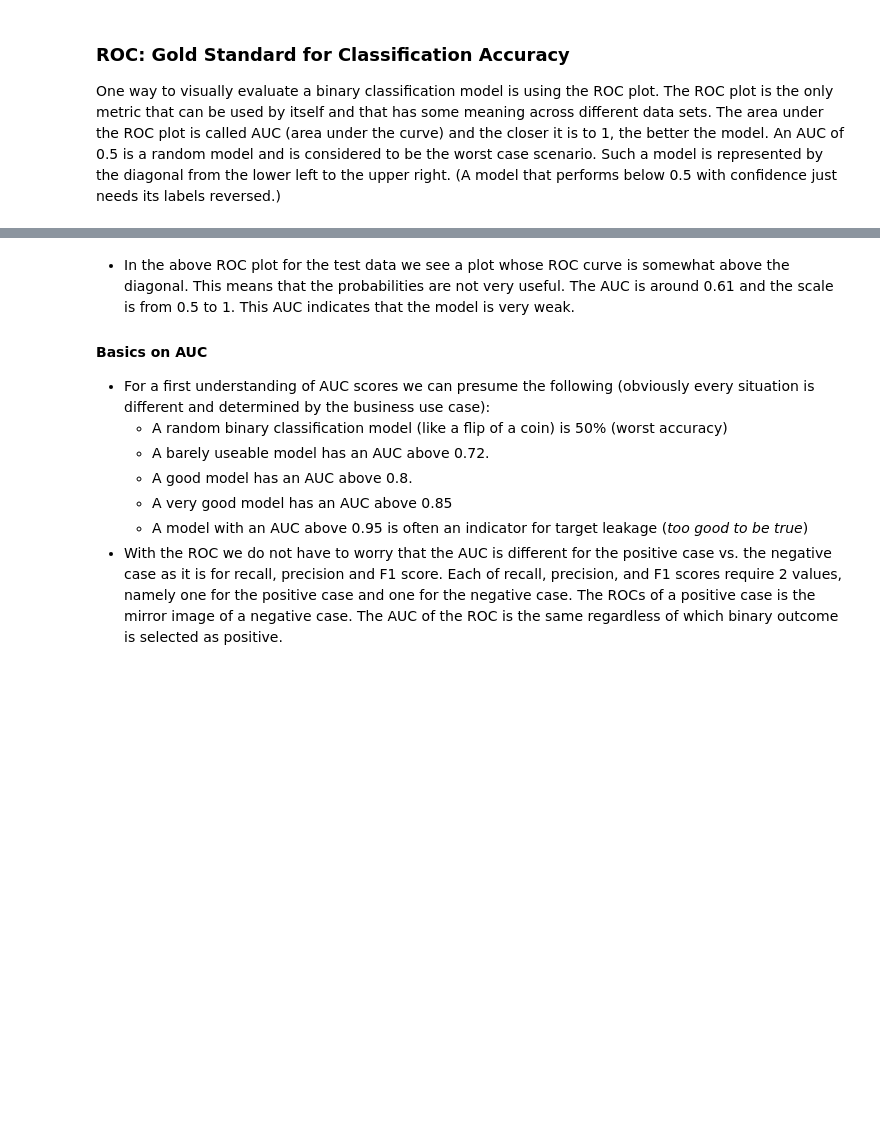
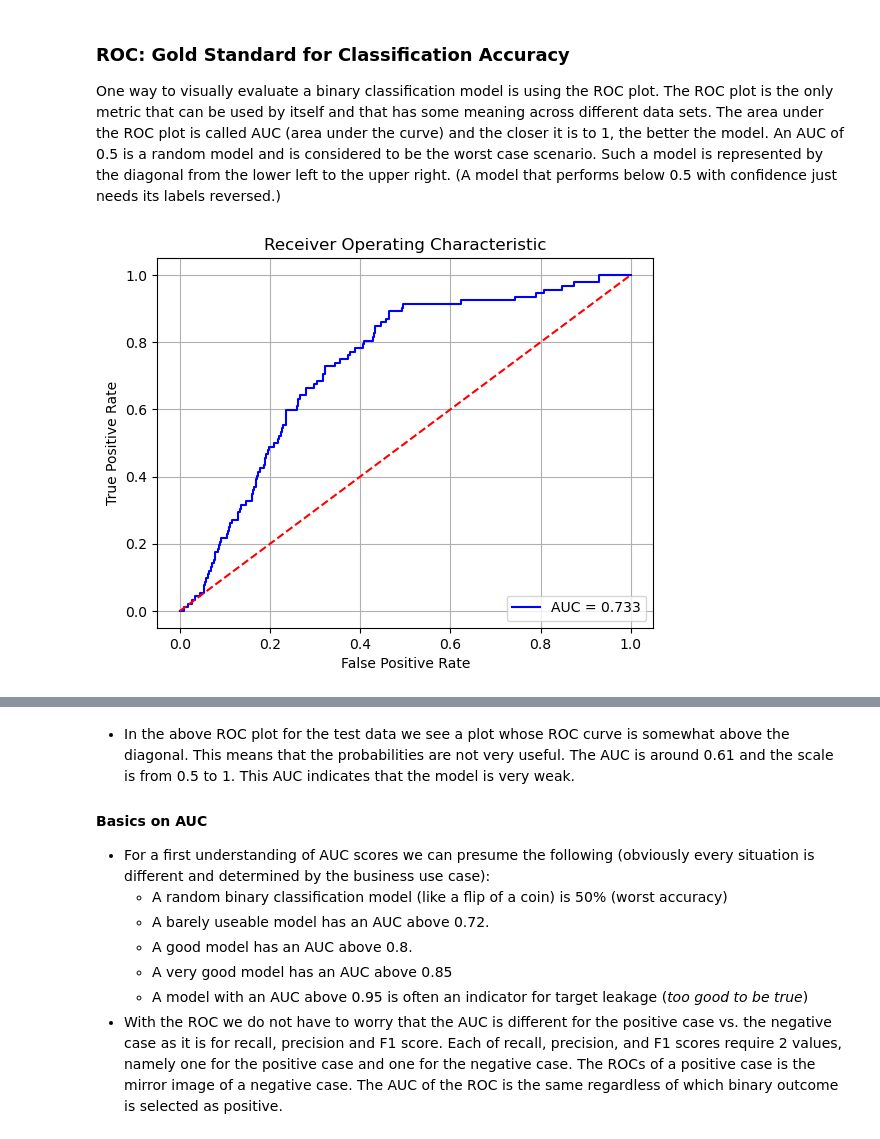
Before and after one commit to darynwhite/DataScienceCert, a Jupyter notebook: Lessons/10/Lesson_10_b_Student.ipynb, the cells around one changed output, grey strips where cells are left out. Cells and saved outputs as stored; diff of their text form; code cells hidden in the pictures; blank space fills up the shorter version.

```diff
--- a/Lessons/10/Lesson_10_b_Student.ipynb
+++ b/Lessons/10/Lesson_10_b_Student.ipynb
@@ -73,6 +171,6 @@ object_columns_before
 # %%
 # Drop category columns with more than 5 categories
-column_drop_list = [c for c in ames_df.columns if ames_df[c].nunique() > 5]
+column_drop_list = [c for c in ames_df.columns if ames_df[c].nunique() > 5 and ames_df[c].dtype == 'object']
 for column in object_columns_before:
     if np.unique(ames_df[column]).shape[0] > 5:
         column_drop_list = column_drop_list + [column]
@@ -83,7 +183,7 @@ print(object_columns_before.shape[0], 'category columns reduced to', object_colu
 original_columns = ames_df.columns
 ames_df_num = ames_df[numeric_columns].copy() # ames_df.select_dtypes(include=np.number).copy() # only select columns that are numeric
 ames_df_cat = ames_df[object_columns_after].copy() # ames_df.select_dtypes('object').copy() # only select columns that have type 'object'
-onehot = OneHotEncoder() # initialize one-hot-encoder
+onehot = OneHotEncoder(sparse_output=False) # initialize one-hot-encoder
 onehot.fit(ames_df_cat)
 col_names = onehot.get_feature_names_out(ames_df_cat.columns) # this allows us to properly name columns
 ames_df_onehot =  pd.DataFrame(onehot.transform(ames_df_cat), columns = col_names)
@@ -119,3 +236,7 @@ X_train, X_test, y_train, y_test = train_test_split(X, y, test_size = 0.30, rand
 - Train a logistic regression classifier to predict whether the price of a house is within our specified range. Begin by loading the library as such: `from sklearn.linear_model import LogisticRegression`. Then create an instance of the algorithm and train it by invoking the `.fit(X_train, y_train)`.
 # %%
 # Add code here 004
+from sklearn.linear_model import LogisticRegression
+
+lreg = LogisticRegression()
+lreg.fit(X_train,y_train)
@@ -154,19 +309,24 @@ print(classification_report(y_test, y_test_pred))
 ### ROC:  Gold Standard for Classification Accuracy
 
 One way to visually evaluate a binary classification model is using the ROC plot. The ROC plot is the only metric that can be used by itself and that has some meaning across different data sets.  The area under the ROC plot is called AUC (area under the curve) and the closer it is to 1, the better the model.  An AUC of 0.5 is a random model and is considered to be the worst case scenario.  Such a model is represented by the diagonal from the lower left to the upper right.  (A model that performs below 0.5 with confidence just needs its labels reversed.)
+# %%
+y_train_proba = lreg.predict_proba(X_train)
+y_test_proba = lreg.predict_proba(X_test)
 # %%
-fpr, tpr, thresholds = metrics.roc_curve(y_train, y_train_proba)
+fpr, tpr, thresholds = metrics.roc_curve(y_train, y_train_proba[:,1])
 roc_auc = metrics.auc(fpr, tpr)
 
 import matplotlib.pyplot as plt
 plt.title('Receiver Operating Characteristic')
 plt.plot(fpr, tpr, 'b', label = 'AUC = %0.3f' % roc_auc)
 plt.legend(loc = 'lower right')
 plt.plot([0, 1], [0, 1],'r--')
 plt.xlim([-0.05, 1.05])
 plt.ylim([-0.05, 1.05])
 plt.ylabel('True Positive Rate')
 plt.xlabel('False Positive Rate')
 plt.grid()
 plt.show()
+# %% [output]
+[figure, added]
 # %%
```
Also changed, not shown: parts of 22 cells of this notebook, 3 other files.
